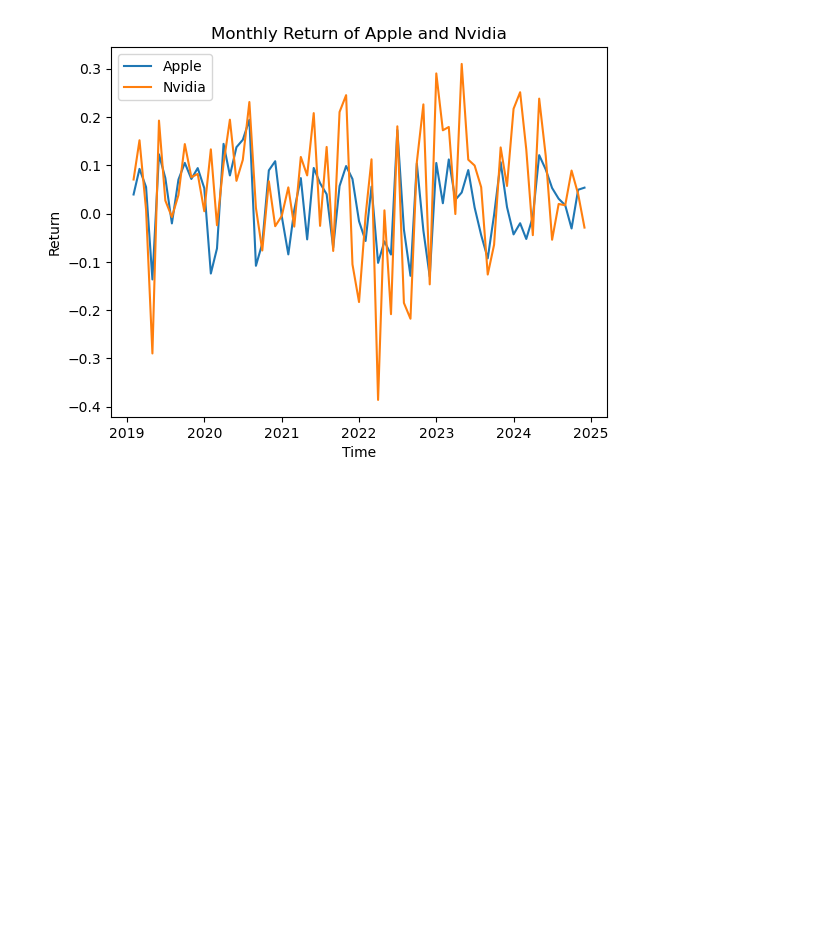
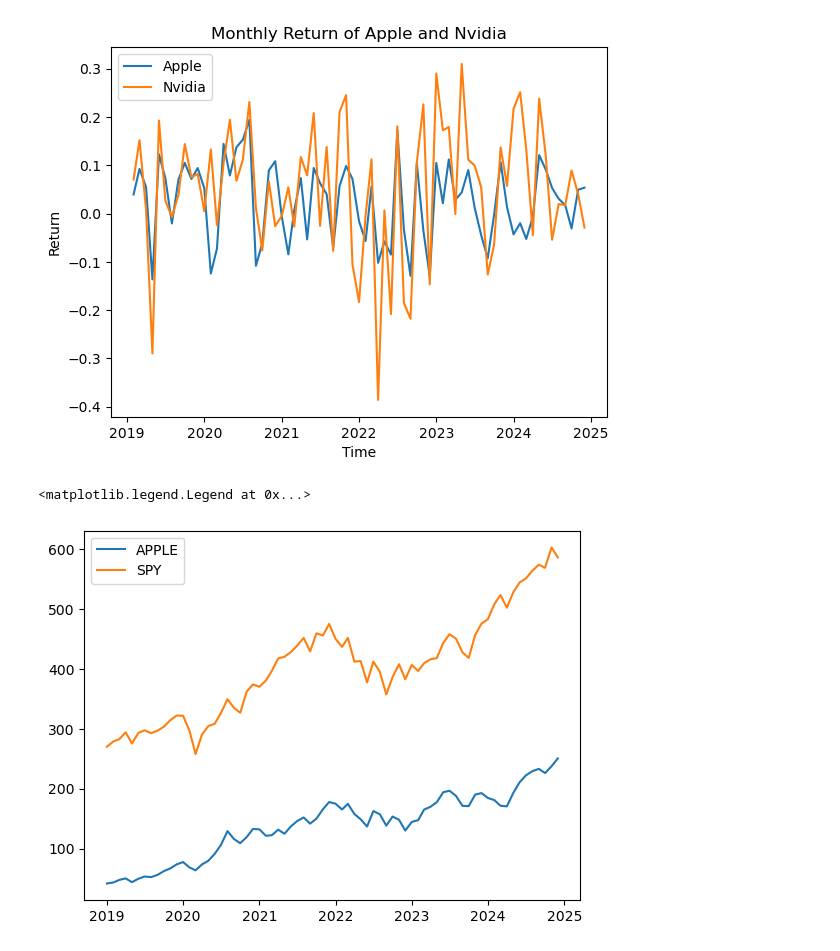
Before and after one commit to linxian963/Financial-Modeling-FINC-305, a Jupyter notebook: Pre-sec/prep.ipynb, the cells around one changed output. Cells and saved outputs as stored; diff of their text form; code cells hidden in the pictures; blank space fills up the shorter version.

```diff
--- a/Pre-sec/prep.ipynb
+++ b/Pre-sec/prep.ipynb
@@ -385,3 +427,13 @@ plt.show()
 [figure]
 # %%
 #practice: Try to graph the monthly return of stocks from the dataset "returns_1" you created in the previous cell.
+# %%
+#maybe we can concenrated on the stock price instead of the return
+
+plt.plot(price_close["AAPL"], label = "APPLE")
+plt.plot(price_close["SPY"], label = "SPY")
+
+plt.legend()
+# %% [output]
+<matplotlib.legend.Legend at 0x...>
+[figure, added]
```
Also changed, not shown: parts of 8 cells of this notebook, 2 other files.
